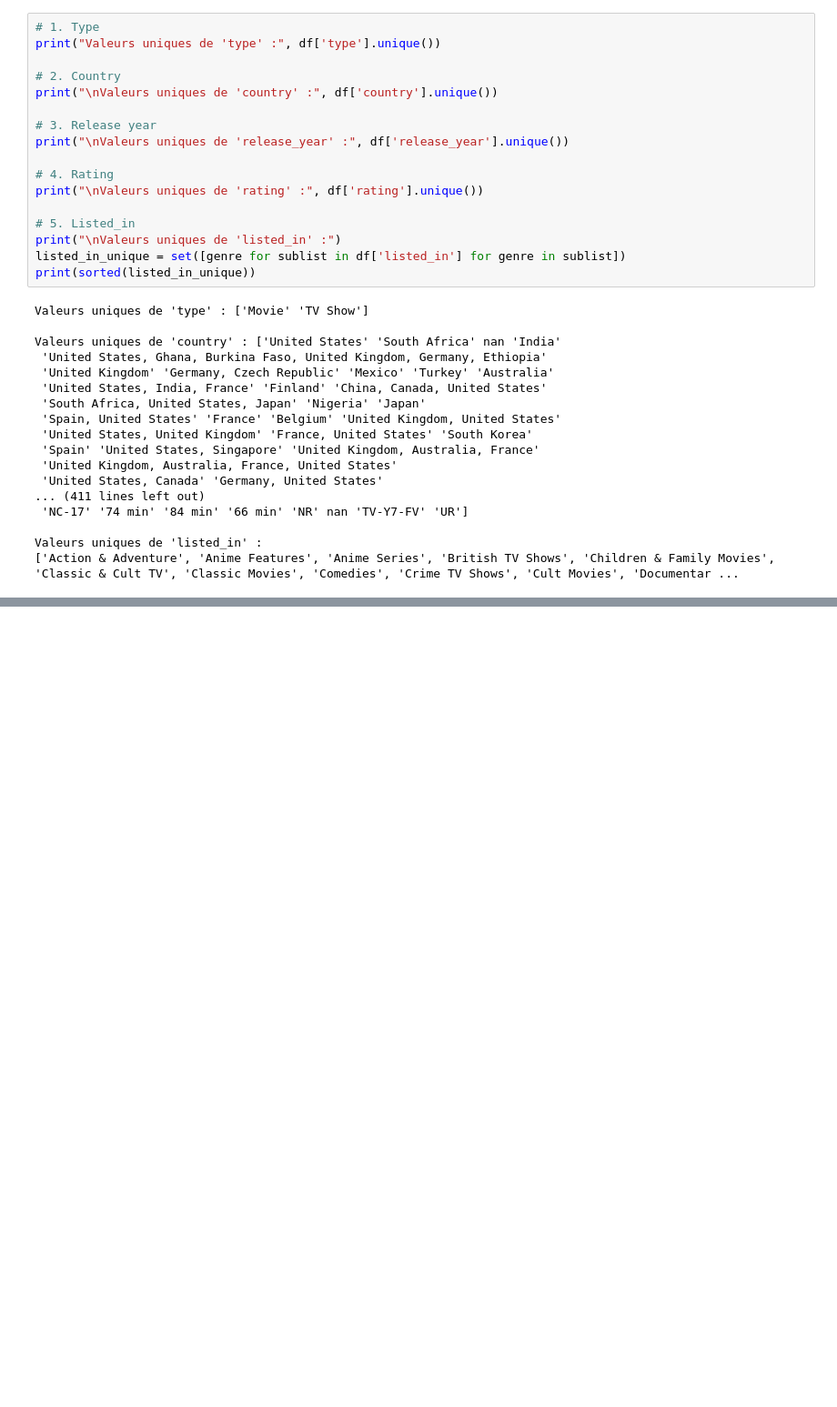
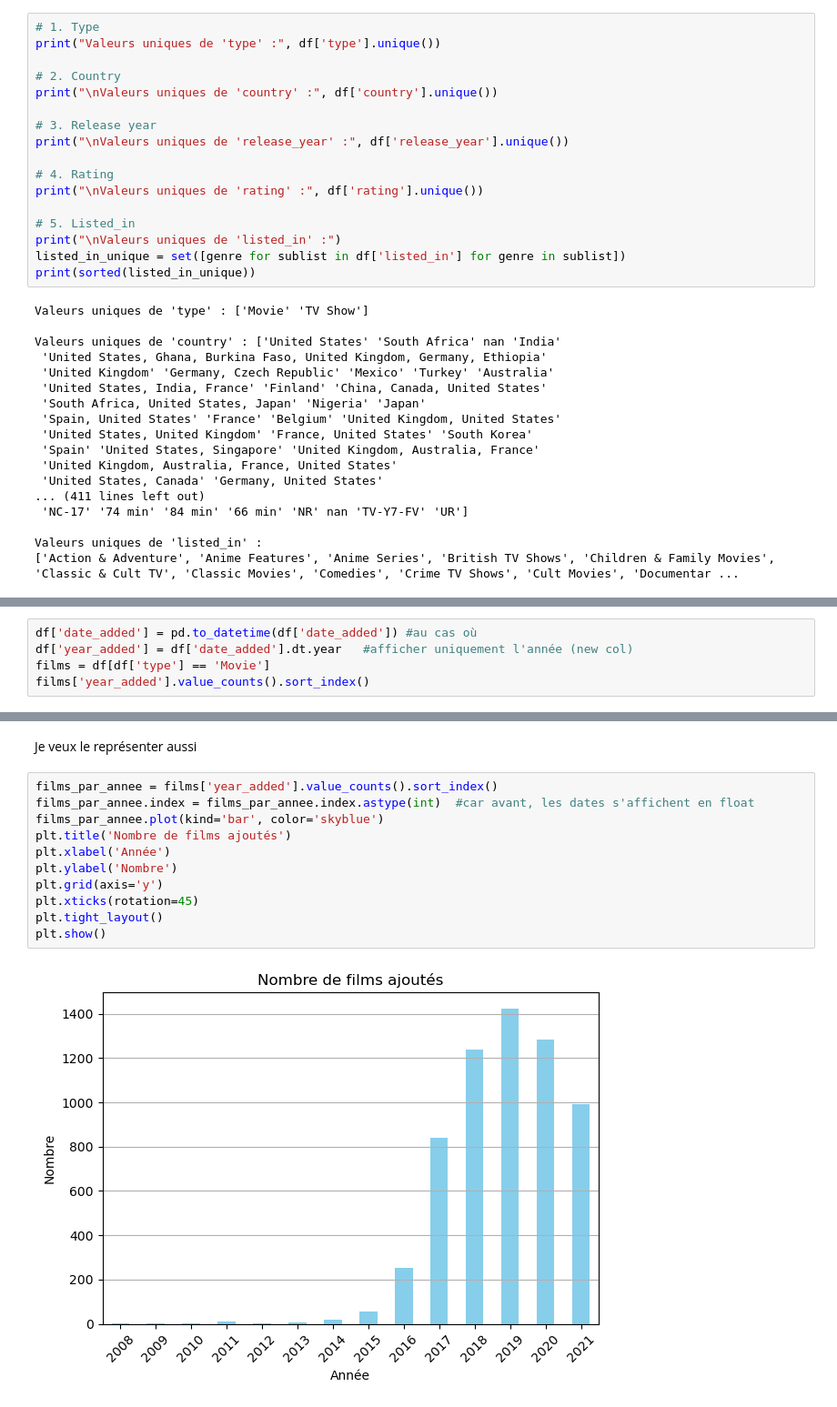
Before and after one commit to amina-taleb/netflix-insights, a Jupyter notebook: Netflix Data Analysis.ipynb, the cells around one changed output, grey strips where cells are left out. Shown at 91% size. Saved outputs shown, nothing was run; the diff lists cells and outputs as text; blank space fills up the shorter version.

```diff
--- a/Netflix Data Analysis.ipynb
+++ b/Netflix Data Analysis.ipynb
@@ -338,0 +374,5 @@ Valeurs uniques de 'listed_in' :
+# %%
+df['date_added'] = pd.to_datetime(df['date_added']) #au cas où
+df['year_added'] = df['date_added'].dt.year   #afficher uniquement l'année (new col)
+films = df[df['type'] == 'Movie']
+films['year_added'].value_counts().sort_index()
@@ -338,0 +396,15 @@ Valeurs uniques de 'listed_in' :
+# %% [markdown]
+Je veux le représenter aussi
+# %%
+films_par_annee = films['year_added'].value_counts().sort_index()
+films_par_annee.index = films_par_annee.index.astype(int)  #car avant, les dates s'affichent en float
+films_par_annee.plot(kind='bar', color='skyblue')
+plt.title('Nombre de films ajoutés')
+plt.xlabel('Année')
+plt.ylabel('Nombre')
+plt.grid(axis='y')
+plt.xticks(rotation=45)
+plt.tight_layout()
+plt.show()
+# %% [output]
+[figure, added]
```
Also changed, not shown: parts of 75 cells of this notebook, 15 other files.
